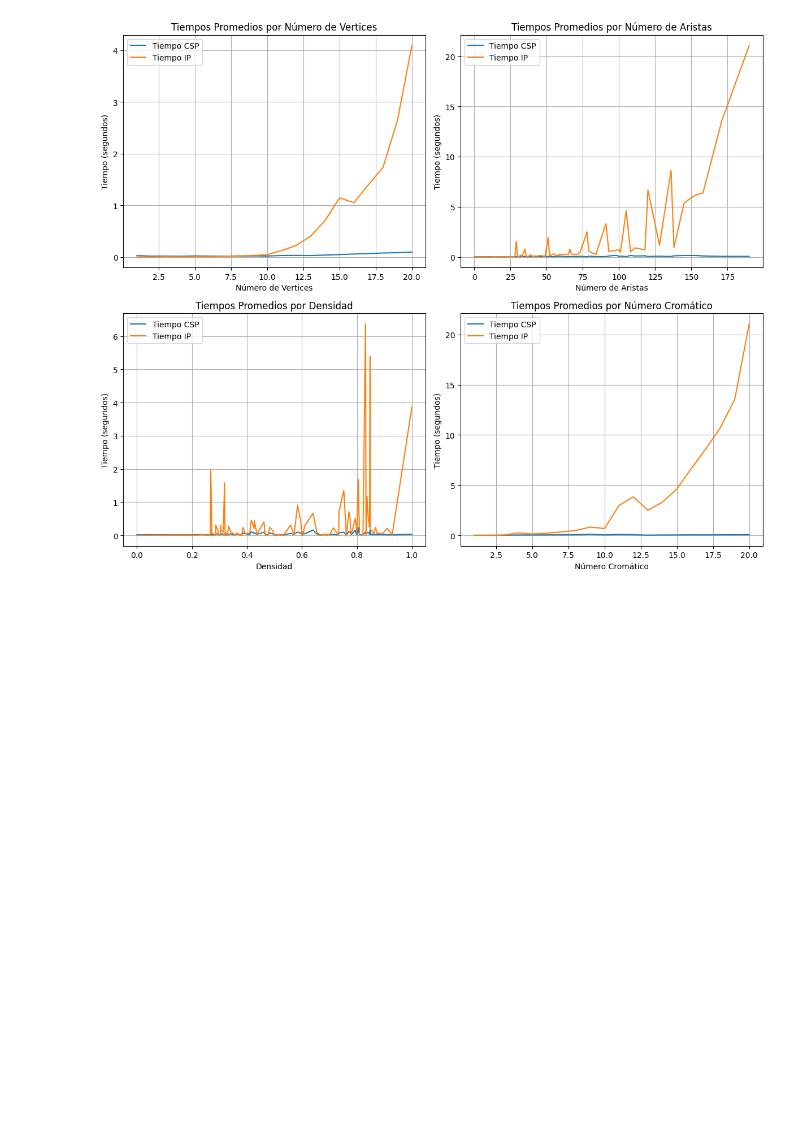
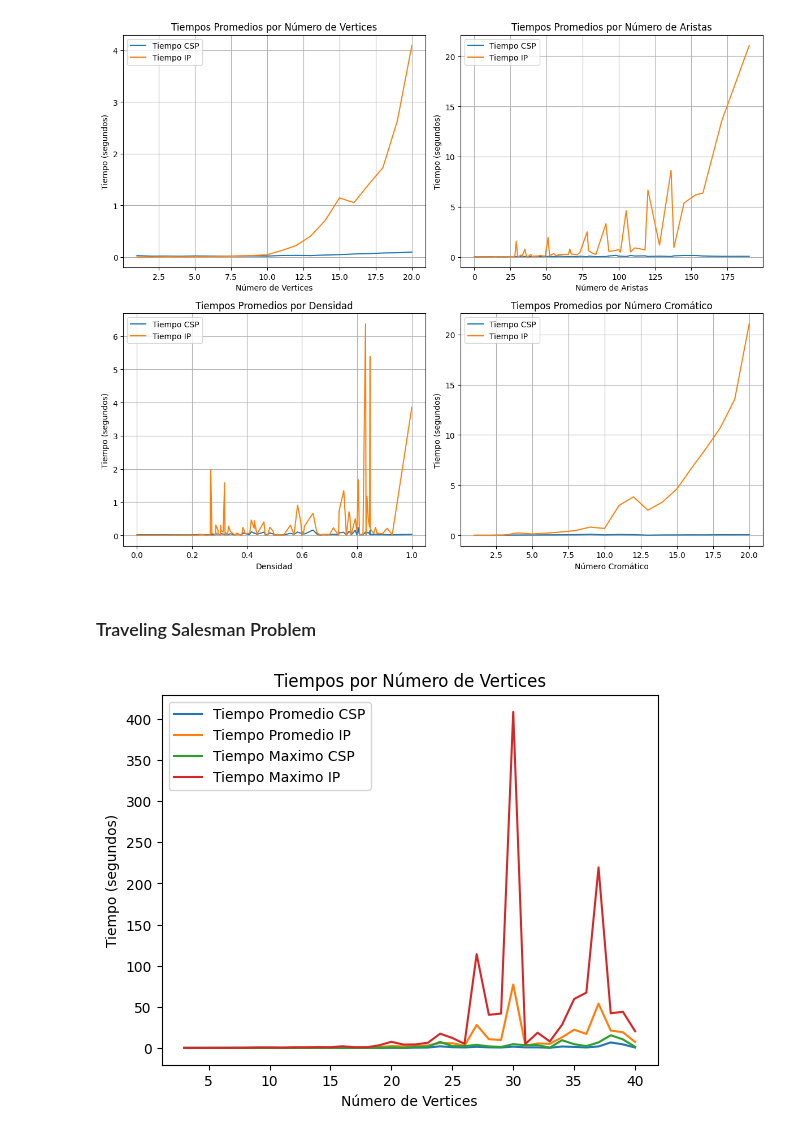
Before and after one commit to javierrodriguezsanchez/Comparison-between-CSP-and-IP, a Jupyter notebook: src/data_plotting.ipynb, the cells around one changed output. Drawn from its saved outputs; the diff is of its cells as text; code cells hidden in the pictures; blank space fills up the shorter version.

Commit message:
TSP plotting

```diff
--- a/src/data_plotting.ipynb
+++ b/src/data_plotting.ipynb
@@ -171,3 +171,54 @@ plt.tight_layout()
 plt.show()
 # %% [output]
 [figure]
+# %% [markdown]
+### Traveling Salesman Problem
+# %%
+import json
+import os
+import pandas as pd
+import matplotlib.pyplot as plt
+
+if os.path.exists('TSP/data.json'):
+        # Leer el contenido existente del archivo JSON
+        with open('TSP/data.json', 'r') as f:
+            datos = json.load(f)
+else:
+    # Si no existe, inicializar un nuevo diccionario
+    datos = {}
+
+tabla = {
+    'numero de vertices':[],
+    "CSP":[],
+    "IP":[]
+
+}
+
+for key in datos.keys():
+    n = datos[key]['description']['vertices']
+
+    tabla['numero de vertices'].append(n)
+
+    for solucion in datos[key]["results"]:
+        tabla[solucion['method']].append(solucion['time'])
+
+
+df = pd.DataFrame(tabla)
+
+# Promedios por número de nodos
+promedio_tiempo_vertices = df[['numero de vertices', 'CSP', 'IP']].groupby('numero de vertices').mean()
+
+# Maximos por número de nodos
+maximo_tiempo_vertices = df[['numero de vertices', 'CSP', 'IP']].groupby('numero de vertices').max()
+
+plt.plot(promedio_tiempo_vertices.index, promedio_tiempo_vertices['CSP'], label='Tiempo Promedio CSP')
+plt.plot(promedio_tiempo_vertices.index, promedio_tiempo_vertices['IP'], label='Tiempo Promedio IP')
+plt.plot(maximo_tiempo_vertices.index, maximo_tiempo_vertices['CSP'], label='Tiempo Maximo CSP')
+plt.plot(maximo_tiempo_vertices.index, maximo_tiempo_vertices['IP'], label='Tiempo Maximo IP')
+plt.title('Tiempos por Número de Vertices')
+plt.xlabel('Número de Vertices')
+plt.ylabel('Tiempo (segundos)')
+plt.legend()
+plt.show()
+# %% [output]
+[figure, added]
```
Also changed, not shown: 4 other files.
